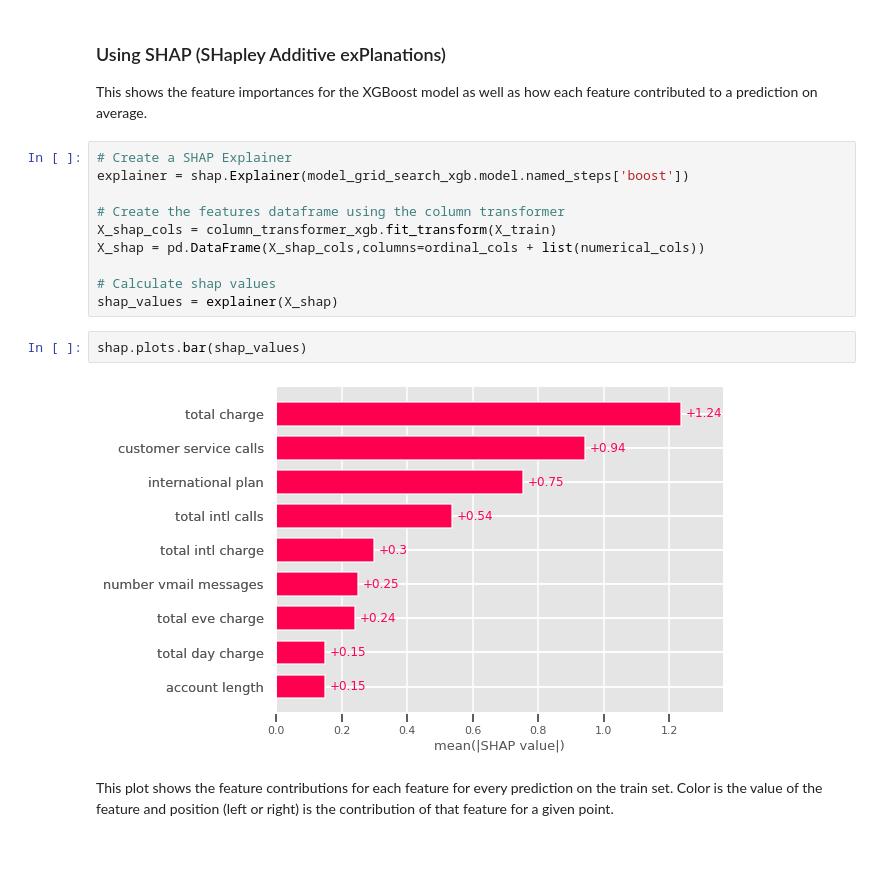
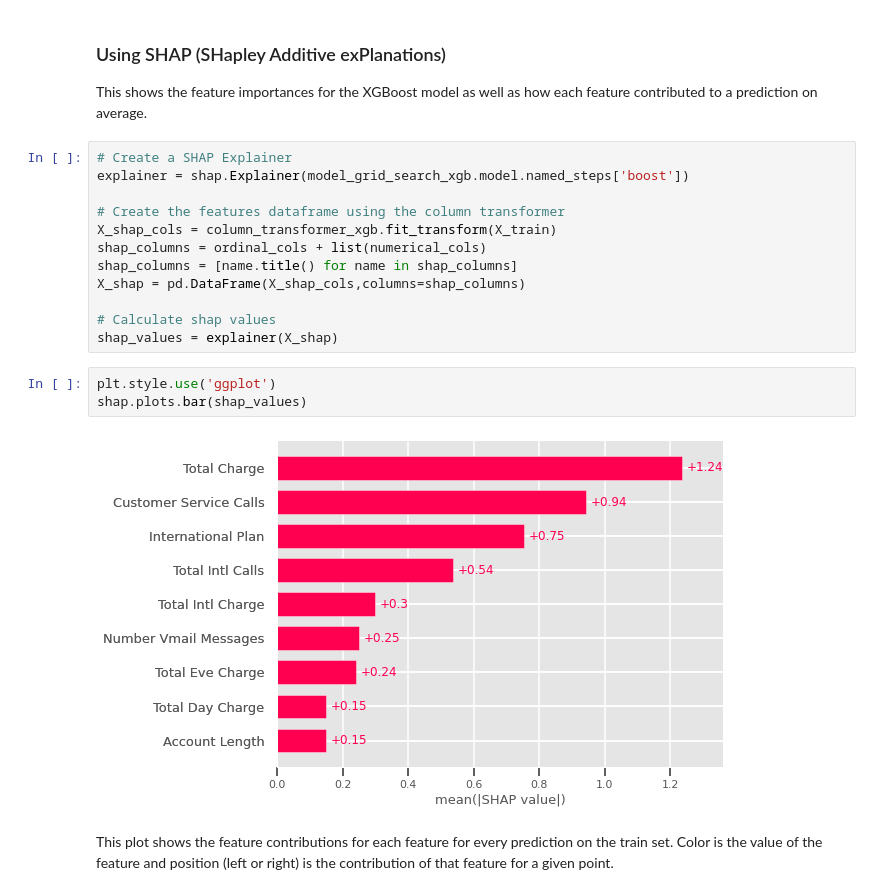
Before and after one commit to jlombino/dsc-phase3-project, a Jupyter notebook: Final_Notebook.ipynb, the cells around one changed output. Saved outputs shown, nothing was run; the diff lists cells and outputs as text; blank space fills up the shorter version.

```diff
--- a/Final_Notebook.ipynb
+++ b/Final_Notebook.ipynb
@@ -1573,14 +1577,17 @@ explainer = shap.Explainer(model_grid_search_xgb.model.named_steps['boost'])
 
 # Create the features dataframe using the column transformer
 X_shap_cols = column_transformer_xgb.fit_transform(X_train)
-X_shap = pd.DataFrame(X_shap_cols,columns=ordinal_cols + list(numerical_cols))
+shap_columns = ordinal_cols + list(numerical_cols)
+shap_columns = [name.title() for name in shap_columns]
+X_shap = pd.DataFrame(X_shap_cols,columns=shap_columns)
 
 # Calculate shap values
 shap_values = explainer(X_shap)
 # %%
+plt.style.use('ggplot')
 shap.plots.bar(shap_values)
 # %% [output]
-[figure, old version]
+[figure, new version]
 # %% [markdown]
 This plot shows the feature contributions for each feature for every prediction on the train set. Color is the value of the feature and position (left or right) is the contribution of that feature for a given point.
 # %%
```
Also changed, not shown: parts of 13 cells of this notebook, 10 other files.
